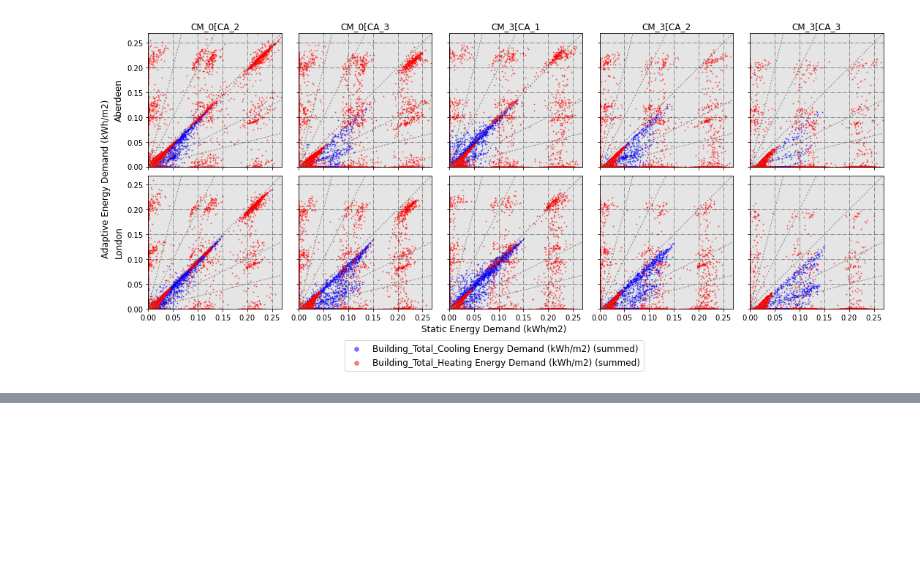
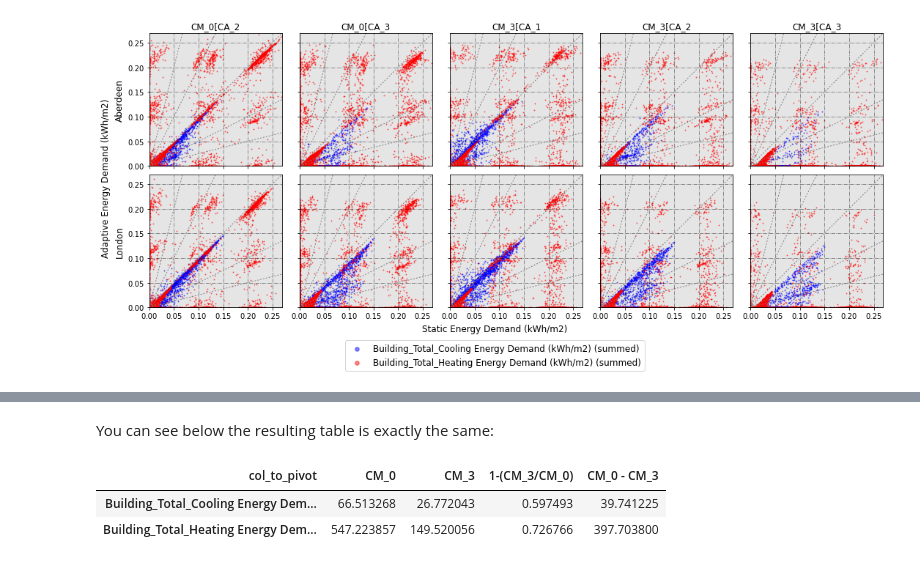
Before and after one commit to dsanchez-garcia/accim, a Jupyter notebook: docs/jupyter_notebooks/Table/using_Table.ipynb, the cells around one changed output, grey strips where cells are left out. Drawn from its saved outputs; the diff is of its cells as text; code cells hidden in the pictures; blank space fills up the shorter version.

```diff
--- a/docs/jupyter_notebooks/Table/using_Table.ipynb
+++ b/docs/jupyter_notebooks/Table/using_Table.ipynb
@@ -347,0 +498,34 @@ CM_3[CA_3
+# %%
+import os
+from accim.data.datawrangling import Table
+
+dataset = [i for i in os.listdir() if i.endswith('.csv') and 'CA_3' in i]
+
+dataset_runperiod_simplified_1 = Table(
+    datasets=dataset,
+    frequency='runperiod',
+    frequency_sum_or_mean='sum',
+    # this makes the sum or average when aggregating in days, months or runperiod; since the original CSV frequency is in hour, it won't make any aeffect
+    standard_outputs=True,
+    level=['building'],
+    level_sum_or_mean=['sum'],
+    # match_cities=bool Only used when EPW file has NOT been previously renamed
+    # manage_epw_names=bool Only used when EPW file has NOT been previously renamed
+    split_epw_names=True,  # to split EPW names based on the format Country_City_RCPscenario-YEar
+)
+
+dataset_runperiod_simplified_1.format_table(
+    type_of_table='custom',
+    custom_cols=[
+        'Building_Total_Cooling Energy Demand (kWh/m2) (summed)',
+        'Building_Total_Heating Energy Demand (kWh/m2) (summed)',
+    ]
+)
+
+dataset_runperiod_simplified_1.wrangled_table(
+    reshaping='pivot',
+    vars_to_gather=['ComfMod'],
+    baseline='CM_0',
+    comparison_mode='baseline compared to others',
+    comparison_cols=['relative', 'absolute']
+)
@@ -347,0 +544,8 @@ CM_3[CA_3
+# %% [markdown]
+You can see below the resulting table is exactly the same:
+# %%
+dataset_runperiod_simplified_1.wrangled_df_pivoted
+# %% [output]
+| col_to_pivot | CM_0 | CM_3 | 1-(CM_3/CM_0) | CM_0 - CM_3 |
+| Building_Total_Cooling Energy Dem... | 66.513268 | 26.772043 | 0.597493 | 39.741225 |
+| Building_Total_Heating Energy Dem... | 547.223857 | 149.520056 | 0.726766 | 397.703800 |
```
Also changed, not shown: parts of 25 cells of this notebook, 3 other files.
